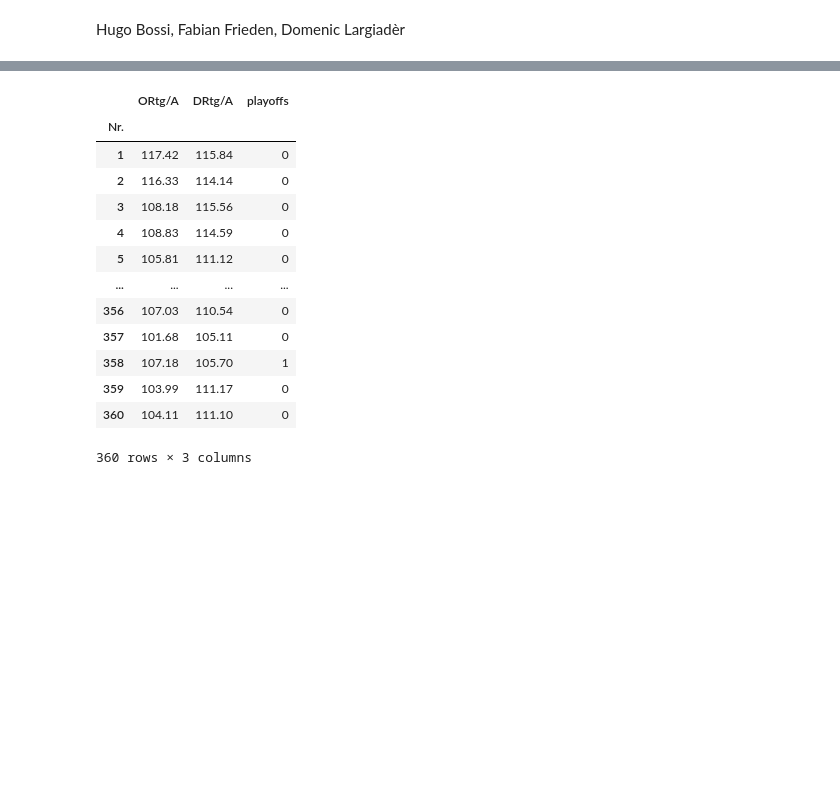
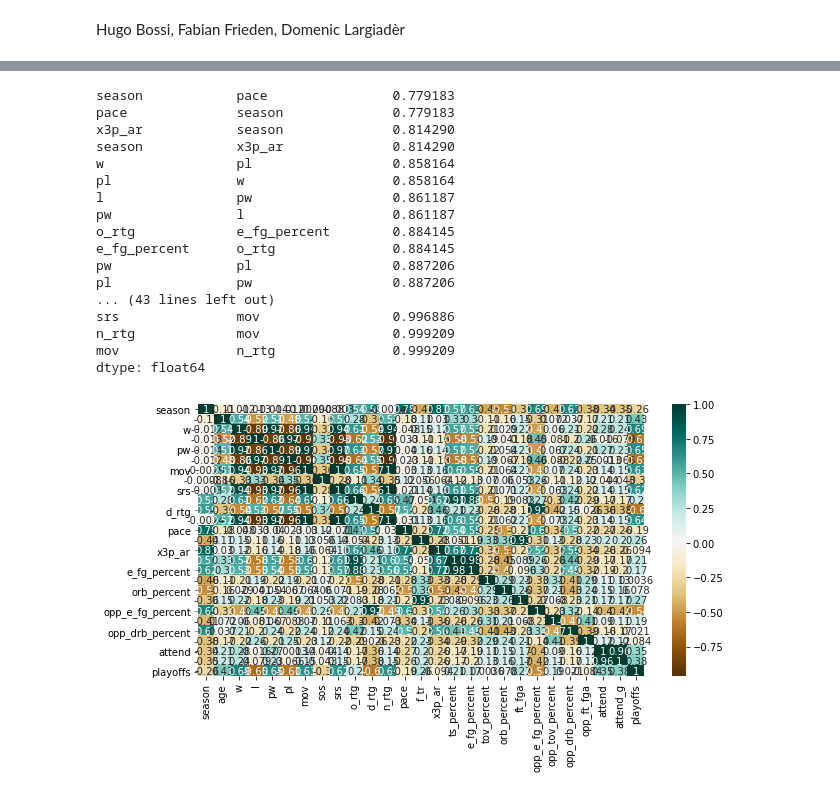
Before and after one commit to friedfab/ProjectDataScience, a Jupyter notebook: Applied Data Science Project.ipynb, the cells around one changed output, grey strips where cells are left out. Saved outputs shown, nothing was run; the diff lists cells and outputs as text; code cells hidden in the pictures; blank space fills up the shorter version.

```diff
--- a/Applied Data Science Project.ipynb
+++ b/Applied Data Science Project.ipynb
@@ -4,0 +12,25 @@ Hugo Bossi, Fabian Frieden, Domenic Largiadèr
+# %%
+#Before we jump into the development of a ML model,
+#we would also like to transform the categorical variable "playoffs" into binary for "True" and "False"
+
+# Importing LabelEncoder from Sklearn
+# library from preprocessing Module.
+from sklearn.preprocessing import LabelEncoder
+
+# Creating a instance of label Encoder.
+le = LabelEncoder()
+
+# Using .fit_transform function to fit label
+# encoder and return encoded label
+label = le.fit_transform(final_df['playoffs'])
+
+# printing label
+label
+
+# removing the column 'Purchased' from df
+# as it is of no use now.
+final_df.drop("playoffs", axis=1, inplace=True)
+
+# Appending the array to our dataFrame
+# with column name 'playoffs'
+final_df["playoffs"] = label
@@ -4,0 +60,35 @@ Hugo Bossi, Fabian Frieden, Domenic Largiadèr
+# %%
+#Correlation Matrix for identifying correlating variables
+import matplotlib.pyplot as plt
+import numpy as np
+import seaborn as sns
+
+plt.figure(figsize=(10,5))
+c = final_df.corr()
+sns.heatmap(c,cmap="BrBG",annot=True)
+c
+
+#Showcasing all the correlations between the variables above 0.75
+corr = final_df.corr().drop_duplicates() # df is the pandas dataframe
+corr[corr == 1] = 0
+c1 = corr.abs().unstack().sort_values()
+display(c1[c1> 0.75])
+# %% [output]
+season            pace                0.779183
+pace              season              0.779183
+x3p_ar            season              0.814290
+season            x3p_ar              0.814290
+w                 pl                  0.858164
+pl                w                   0.858164
+l                 pw                  0.861187
+pw                l                   0.861187
+o_rtg             e_fg_percent        0.884145
+e_fg_percent      o_rtg               0.884145
+pw                pl                  0.887206
+pl                pw                  0.887206
+... (43 lines left out)
+srs               mov                 0.996886
+n_rtg             mov                 0.999209
+mov               n_rtg               0.999209
+dtype: float64
+[figure, added]
@@ -15,23 +117,8 @@ np.set_printoptions(suppress=True)
 # ORtg/A = Adjusted Offensive Rating = Points scored per 100 Possesion
 # DRtg/A = Adjusted Defensive Rating = Points allowed per 100 Possesion
 
-df_NBA = final_df[['ORtg/A','DRtg/A','playoffs']]
+#df_NBA = final_df[['ORtg_A','DRtg_A','playoffs']]
 
-df_NBA
+df_NBA = final_df
-# %% [output]
-|  | ORtg/A | DRtg/A | playoffs |
-| Nr. |  |  |  |
-| 1 | 117.42 | 115.84 | 0 |
-| 2 | 116.33 | 114.14 | 0 |
-| 3 | 108.18 | 115.56 | 0 |
-| 4 | 108.83 | 114.59 | 0 |
-| 5 | 105.81 | 111.12 | 0 |
-| ... | ... | ... | ... |
-| 356 | 107.03 | 110.54 | 0 |
-| 357 | 101.68 | 105.11 | 0 |
-| 358 | 107.18 | 105.70 | 1 |
-| 359 | 103.99 | 111.17 | 0 |
-| 360 | 104.11 | 111.10 | 0 |
-360 rows × 3 columns
 # %%
 #define target value and split test data
```
Also changed, not shown: parts of 16 cells of this notebook.
